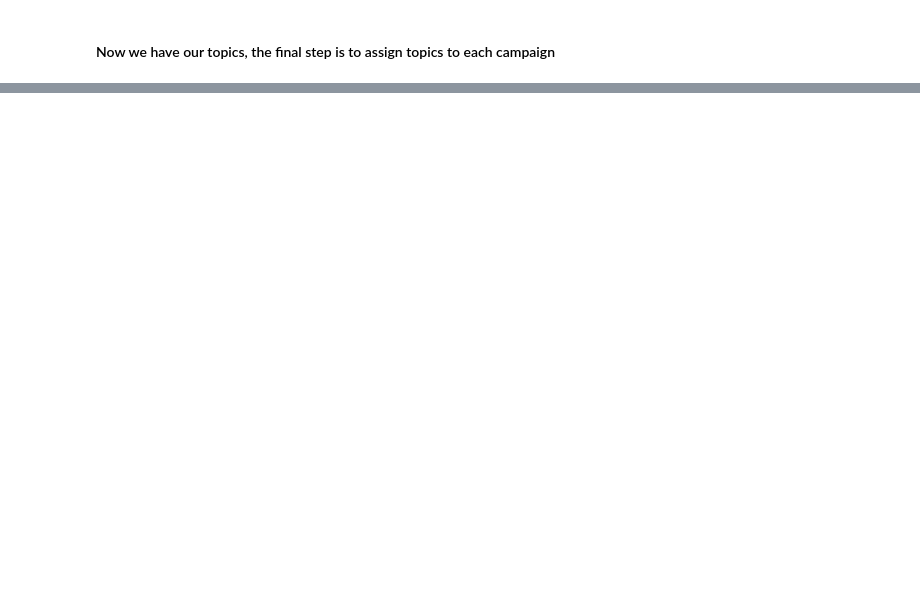
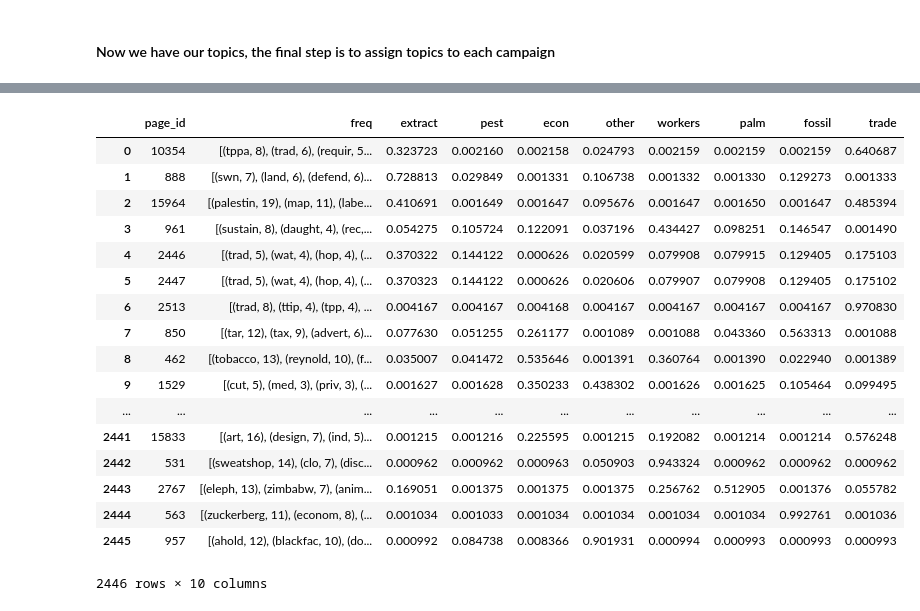
Before and after one commit to tara-m-harwood/springboard_coursework, a Jupyter notebook: Topic analysis with LDA - refactor.ipynb, the cells around one changed output, grey strips where cells are left out. Drawn from its saved outputs; the diff is of its cells as text; code cells hidden in the pictures; blank space fills up the shorter version.

```diff
--- a/Topic analysis with LDA - refactor.ipynb
+++ b/Topic analysis with LDA - refactor.ipynb
@@ -307,0 +312,30 @@ assigned[['page_id','topics']]
+# %%
+identifiers = pd.DataFrame(to_pivot[['page_id','freq']])
+
+topics = pd.DataFrame(pivoted)
+topic_cols = {0:'extract',1:'pest',2:'econ',3:'other',4:'workers',5:'palm',6:'fossil',7:'trade'}
+topics = topics.rename(columns=topic_cols)
+
+merged = pd.concat([identifiers, topics], axis=1)
+
+pd.options.display.max_colwidth =100
+merged
+# %% [output]
+|  | page_id | freq | extract | pest | econ | other | workers | palm | fossil | trade |
+| 0 | 10354 | [(tppa, 8), (trad, 6), (requir, 5... | 0.323723 | 0.002160 | 0.002158 | 0.024793 | 0.002159 | 0.002159 | 0.002159 | 0.640687 |
+| 1 | 888 | [(swn, 7), (land, 6), (defend, 6)... | 0.728813 | 0.029849 | 0.001331 | 0.106738 | 0.001332 | 0.001330 | 0.129273 | 0.001333 |
+| 2 | 15964 | [(palestin, 19), (map, 11), (labe... | 0.410691 | 0.001649 | 0.001647 | 0.095676 | 0.001647 | 0.001650 | 0.001647 | 0.485394 |
+| 3 | 961 | [(sustain, 8), (daught, 4), (rec,... | 0.054275 | 0.105724 | 0.122091 | 0.037196 | 0.434427 | 0.098251 | 0.146547 | 0.001490 |
+| 4 | 2446 | [(trad, 5), (wat, 4), (hop, 4), (... | 0.370322 | 0.144122 | 0.000626 | 0.020599 | 0.079908 | 0.079915 | 0.129405 | 0.175103 |
+| 5 | 2447 | [(trad, 5), (wat, 4), (hop, 4), (... | 0.370323 | 0.144122 | 0.000626 | 0.020606 | 0.079907 | 0.079908 | 0.129405 | 0.175102 |
+| 6 | 2513 | [(trad, 8), (ttip, 4), (tpp, 4), ... | 0.004167 | 0.004167 | 0.004168 | 0.004167 | 0.004167 | 0.004167 | 0.004167 | 0.970830 |
+| 7 | 850 | [(tar, 12), (tax, 9), (advert, 6)... | 0.077630 | 0.051255 | 0.261177 | 0.001089 | 0.001088 | 0.043360 | 0.563313 | 0.001088 |
+| 8 | 462 | [(tobacco, 13), (reynold, 10), (f... | 0.035007 | 0.041472 | 0.535646 | 0.001391 | 0.360764 | 0.001390 | 0.022940 | 0.001389 |
+| 9 | 1529 | [(cut, 5), (med, 3), (priv, 3), (... | 0.001627 | 0.001628 | 0.350233 | 0.438302 | 0.001626 | 0.001625 | 0.105464 | 0.099495 |
+| ... | ... | ... | ... | ... | ... | ... | ... | ... | ... | ... |
+| 2441 | 15833 | [(art, 16), (design, 7), (ind, 5)... | 0.001215 | 0.001216 | 0.225595 | 0.001215 | 0.192082 | 0.001214 | 0.001214 | 0.576248 |
+| 2442 | 531 | [(sweatshop, 14), (clo, 7), (disc... | 0.000962 | 0.000962 | 0.000963 | 0.050903 | 0.943324 | 0.000962 | 0.000962 | 0.000962 |
+| 2443 | 2767 | [(eleph, 13), (zimbabw, 7), (anim... | 0.169051 | 0.001375 | 0.001375 | 0.001375 | 0.256762 | 0.512905 | 0.001376 | 0.055782 |
+| 2444 | 563 | [(zuckerberg, 11), (econom, 8), (... | 0.001034 | 0.001033 | 0.001034 | 0.001034 | 0.001034 | 0.001034 | 0.992761 | 0.001036 |
+| 2445 | 957 | [(ahold, 12), (blackfac, 10), (do... | 0.000992 | 0.084738 | 0.008366 | 0.901931 | 0.000994 | 0.000993 | 0.000993 | 0.000993 |
+2446 rows × 10 columns
```
Also changed, not shown: parts of 6 cells of this notebook.
